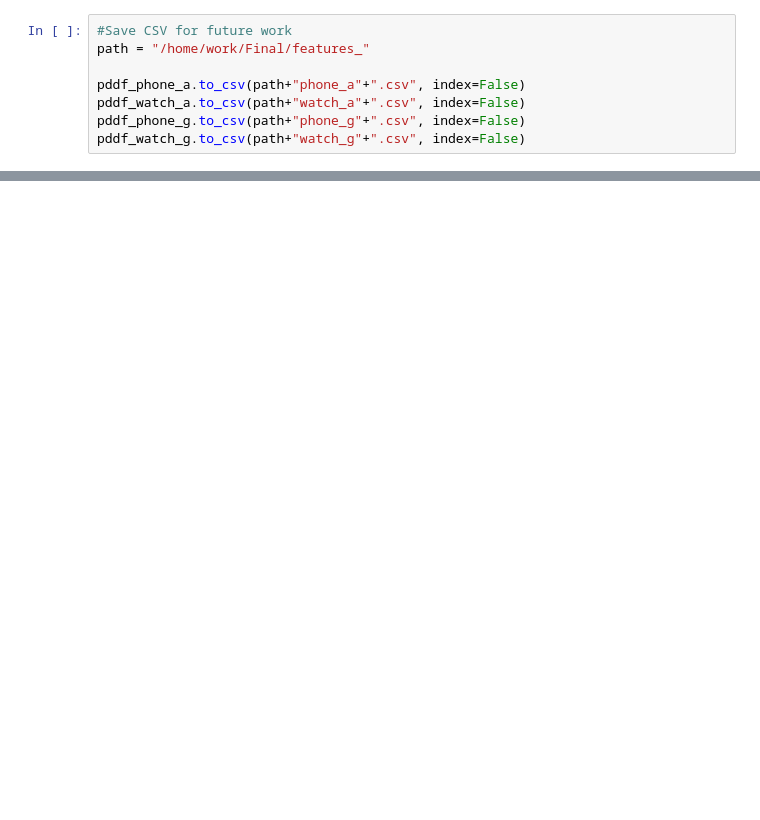
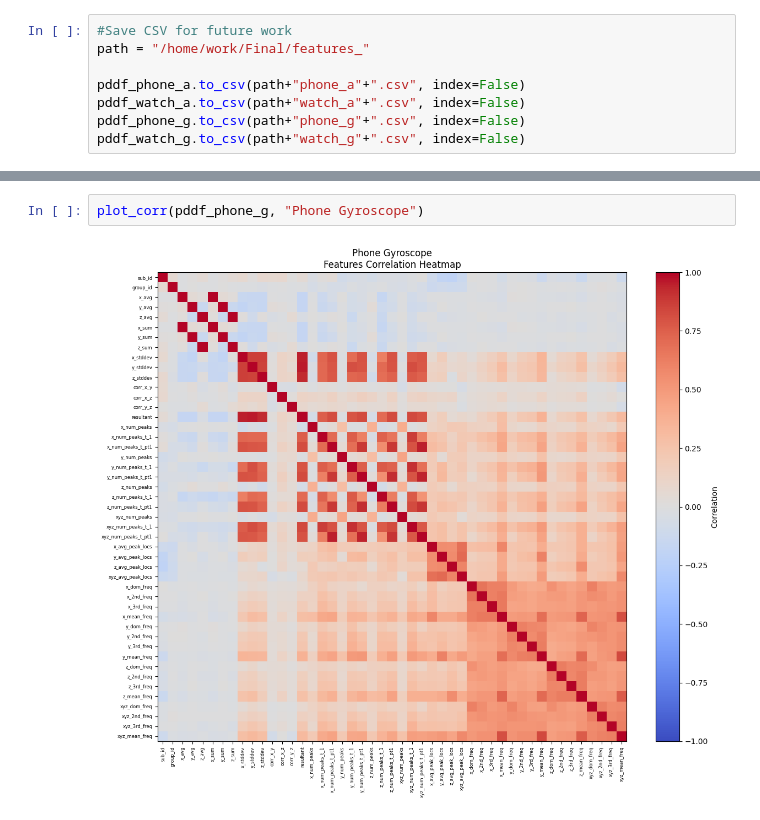
Before and after one commit to tbrehme-v/dse230, a Jupyter notebook: EDA.ipynb, the cells around one changed output, grey strips where cells are left out. Cells and saved outputs as stored; diff of their text form; blank space fills up the shorter version.

```diff
--- a/EDA.ipynb
+++ b/EDA.ipynb
@@ -760,0 +803,4 @@ pddf_watch_g.to_csv(path+"watch_g"+".csv", index=False)
+# %%
+plot_corr(pddf_phone_g, "Phone Gyroscope")
+# %% [output]
+[figure, added]
```
Also changed, not shown: parts of 9 cells of this notebook.
